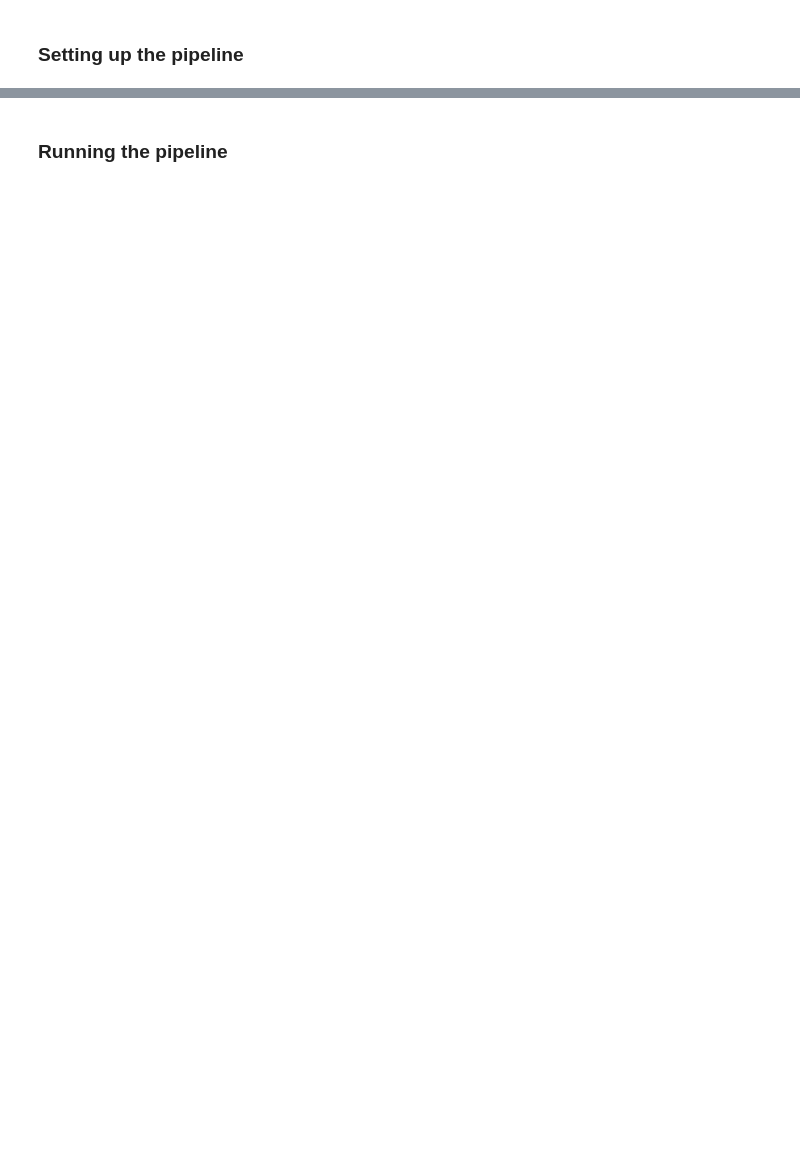
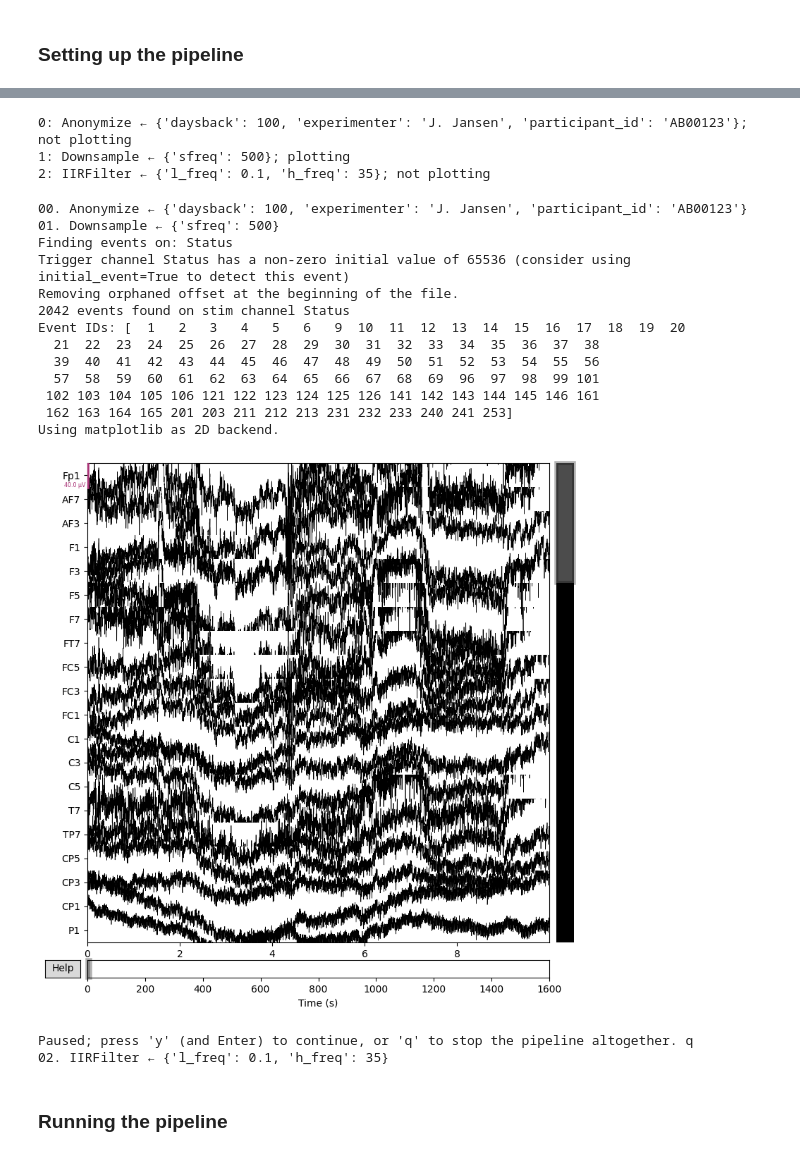
Before and after one commit to CentreForDigitalHumanities/BioPAP, a Jupyter notebook: examples/pipeline_compact.ipynb, the cells around one changed output, grey strips where cells are left out. Cells and saved outputs as stored; diff of their text form; code cells hidden in the pictures; blank space fills up the shorter version.

```diff
--- a/examples/pipeline_compact.ipynb
+++ b/examples/pipeline_compact.ipynb
@@ -19,2 +44,21 @@ config_file = './data/pipeline.yaml'
+# %%
+# To avoid issues with local settings and GitHub updates, create a small notebook
+# called 'my_config.ipynb' to hold variables that are likely to change locally.
+# In the same folder as this file, there is an example notebook called
+# 'example.my_config.ipynb' that can serve as a template.
+
+config_notebook = './my_config.ipynb'
+
+if Path(config_notebook).exists():
+    %run {config_notebook}
+else:
+    data_file = '/biopap/data/example.bdf'
+    config_file = './data/pipeline.yaml'
+
+if not Path(config_file).exists:
+    print(f"Config file {config_file} does not exist.")
+
+if not Path(data_file).exists:
+    print(f"Data file {data_file} does not exist.")
 # %% [markdown]
 ### Loading data
@@ -29,0 +65,3 @@ print(load.raw.info)
+# %%
+# Read the data file and load it into memory.
+load = LoadData(file_path=data_file)
@@ -39,0 +76,3 @@ pprint.pprint(pipe.config)
+# %%
+# Create a new pipeline, loading the raw data and the configuration file.
+pipe = Pipeline(data=load.raw, config_file=config_file)
@@ -40,11 +119,34 @@ pprint.pprint(pipe.config)
 # %%
 # Add processing steps in the order they should be run.
 pipe.add_step(Anonymize)
-pipe.add_step(Downsample)
+pipe.add_step(Downsample, plot=True, pause=True)
 pipe.add_step(IIRFilter)
 
 # print pipeline overview, including each step's configuration settings
 print(*pipe.steps, sep='\n')
+# %% [output]
+0: Anonymize ← {'daysback': 100, 'experimenter': 'J. Jansen', 'participant_id': 'AB00123'}; not plotting
+1: Downsample ← {'sfreq': 500}; plotting
+2: IIRFilter ← {'l_freq': 0.1, 'h_freq': 35}; not plotting
+# %%
+pipe.run()
+# %% [output]
+00. Anonymize ← {'daysback': 100, 'experimenter': 'J. Jansen', 'participant_id': 'AB00123'}
+01. Downsample ← {'sfreq': 500}
+Finding events on: Status
+Trigger channel Status has a non-zero initial value of 65536 (consider using initial_event=True to detect this event)
+Removing orphaned offset at the beginning of the file.
+2042 events found on stim channel Status
+Event IDs: [  1   2   3   4   5   6   9  10  11  12  13  14  15  16  17  18  19  20
+  21  22  23  24  25  26  27  28  29  30  31  32  33  34  35  36  37  38
+  39  40  41  42  43  44  45  46  47  48  49  50  51  52  53  54  55  56
+  57  58  59  60  61  62  63  64  65  66  67  68  69  96  97  98  99 101
+ 102 103 104 105 106 121 122 123 124 125 126 141 142 143 144 145 146 161
+ 162 163 164 165 201 203 211 212 213 231 232 233 240 241 253]
+Using matplotlib as 2D backend.
+[figure, added]
+Paused; press 'y' (and Enter) to continue, or 'q' to stop the pipeline altogether. q
+02. IIRFilter ← {'l_freq': 0.1, 'h_freq': 35}
 # %%
 # When adding multiple steps for same class w/ different settings, use config label to keep them apart.
 pipe.add_step(Downsample, cfg_label='Downsample_1000', plot=True)
```
Also changed, not shown: parts of 13 cells of this notebook, 5 other files.
